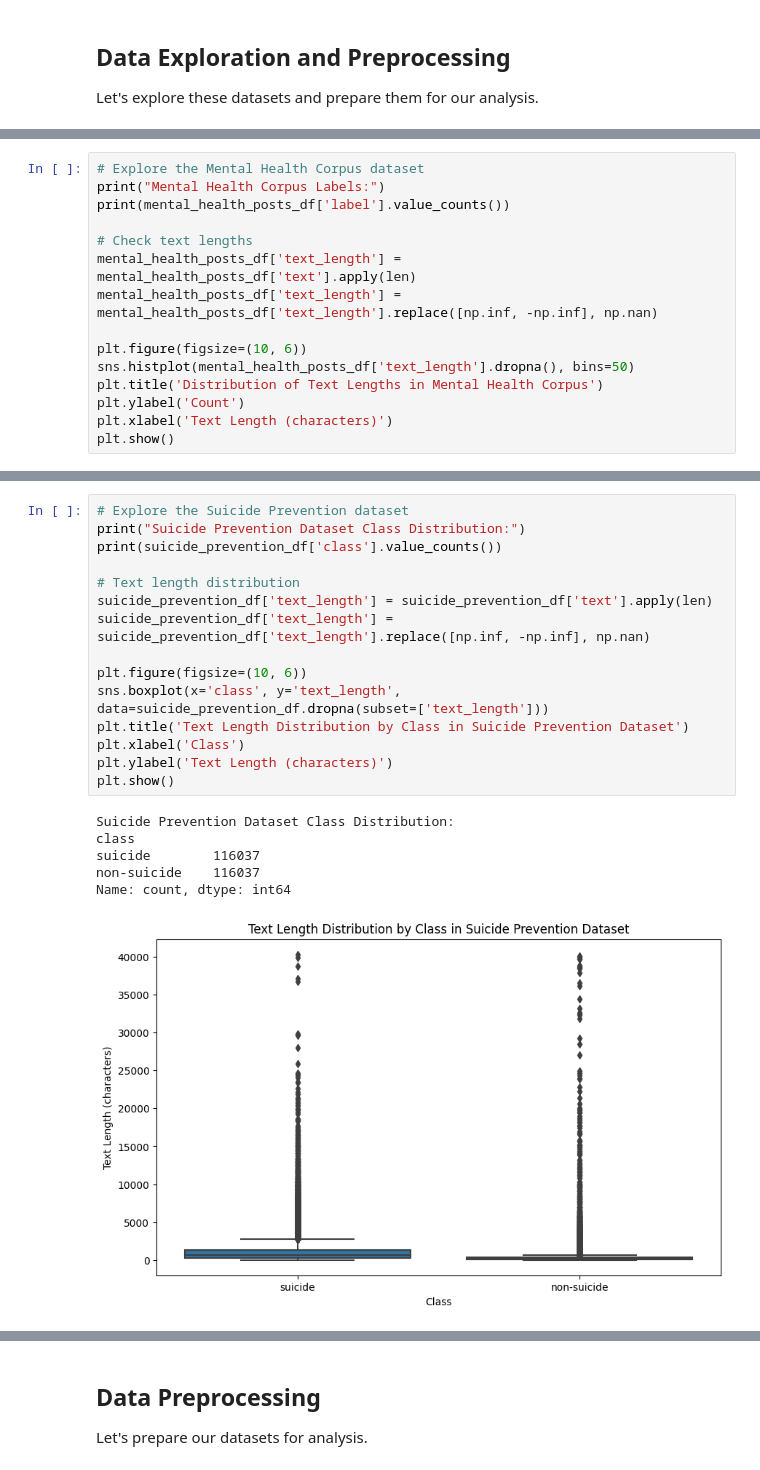
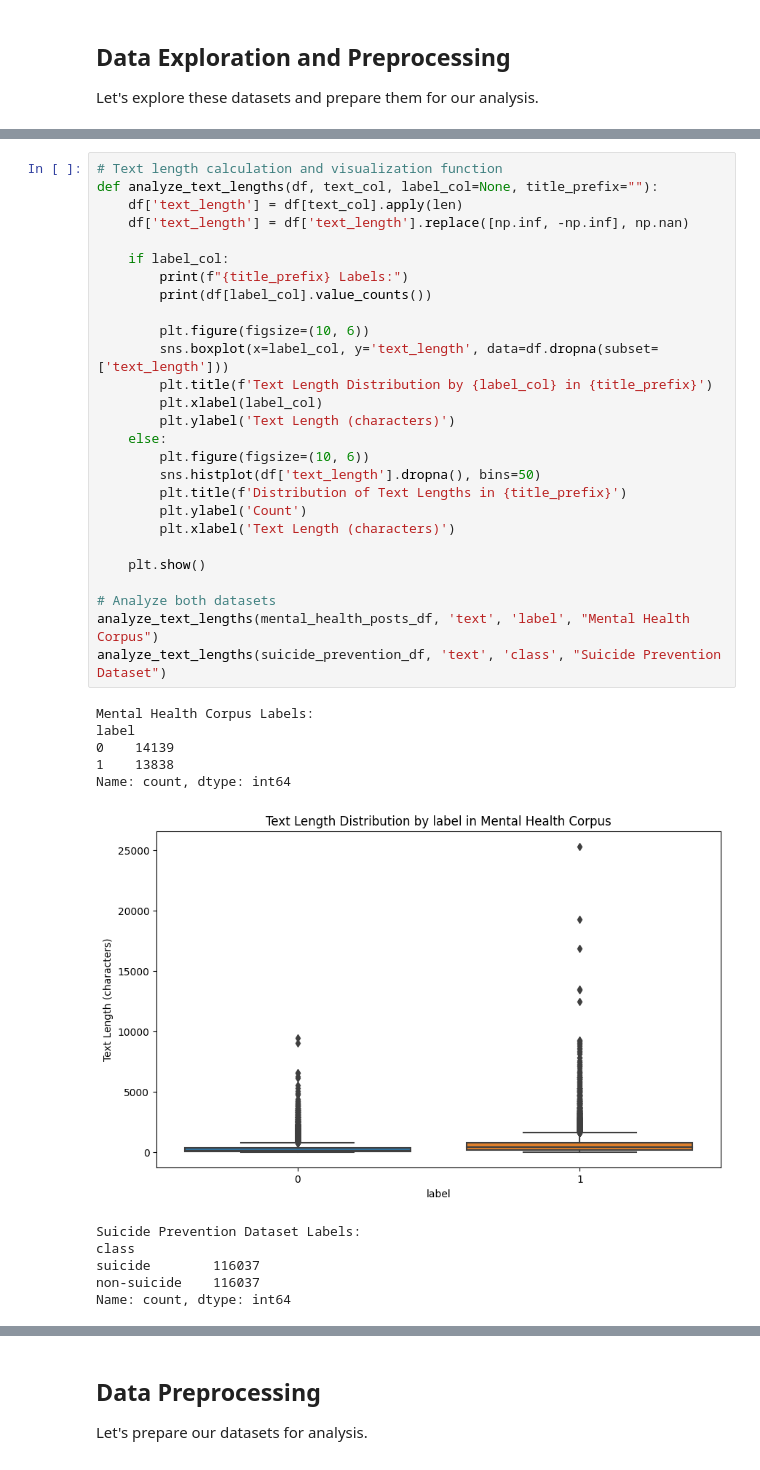
Before and after one commit to saptak/junkdrawer, a Jupyter notebook: mental-health-analysis-and-support.ipynb, the cells around one changed output, grey strips where cells are left out. Drawn from its saved outputs; the diff is of its cells as text.

Commit message:
Kaggle Notebook | Mental Health Analysis and Support | Version 6

```diff
--- a/mental-health-analysis-and-support.ipynb
+++ b/mental-health-analysis-and-support.ipynb
@@ -214,18 +196,3 @@ Never        213
 Rarely       173
 Often        144
 Name: count, dtype: int64
-# %%
-# Explore the Mental Health Corpus dataset
-print("Mental Health Corpus Labels:")
-print(mental_health_posts_df['label'].value_counts())
-
-# Check text lengths
-mental_health_posts_df['text_length'] = mental_health_posts_df['text'].apply(len)
-mental_health_posts_df['text_length'] = mental_health_posts_df['text_length'].replace([np.inf, -np.inf], np.nan)
-
-plt.figure(figsize=(10, 6))
-sns.histplot(mental_health_posts_df['text_length'].dropna(), bins=50)
-plt.title('Distribution of Text Lengths in Mental Health Corpus')
-plt.ylabel('Count')
-plt.xlabel('Text Length (characters)')
-plt.show()
@@ -239,22 +199,39 @@ Name: count, dtype: int64
 # %%
-# Explore the Suicide Prevention dataset
-print("Suicide Prevention Dataset Class Distribution:")
-print(suicide_prevention_df['class'].value_counts())
+# Text length calculation and visualization function
+def analyze_text_lengths(df, text_col, label_col=None, title_prefix=""):
+    df['text_length'] = df[text_col].apply(len)
+    df['text_length'] = df['text_length'].replace([np.inf, -np.inf], np.nan)
 
-# Text length distribution
-suicide_prevention_df['text_length'] = suicide_prevention_df['text'].apply(len)
-suicide_prevention_df['text_length'] = suicide_prevention_df['text_length'].replace([np.inf, -np.inf], np.nan)
+    if label_col:
+        print(f"{title_prefix} Labels:")
+        print(df[label_col].value_counts())
 
-plt.figure(figsize=(10, 6))
-sns.boxplot(x='class', y='text_length', data=suicide_prevention_df.dropna(subset=['text_length']))
-plt.title('Text Length Distribution by Class in Suicide Prevention Dataset')
-plt.xlabel('Class')
-plt.ylabel('Text Length (characters)')
-plt.show()
+        plt.figure(figsize=(10, 6))
+        sns.boxplot(x=label_col, y='text_length', data=df.dropna(subset=['text_length']))
+        plt.title(f'Text Length Distribution by {label_col} in {title_prefix}')
+        plt.xlabel(label_col)
+        plt.ylabel('Text Length (characters)')
+    else:
+        plt.figure(figsize=(10, 6))
+        sns.histplot(df['text_length'].dropna(), bins=50)
+        plt.title(f'Distribution of Text Lengths in {title_prefix}')
+        plt.ylabel('Count')
+        plt.xlabel('Text Length (characters)')
+
+    plt.show()
+
+# Analyze both datasets
+analyze_text_lengths(mental_health_posts_df, 'text', 'label', "Mental Health Corpus")
+analyze_text_lengths(suicide_prevention_df, 'text', 'class', "Suicide Prevention Dataset")
 # %% [output]
-Suicide Prevention Dataset Class Distribution:
-class
-suicide        116037
-non-suicide    116037
+Mental Health Corpus Labels:
+label
+0    14139
+1    13838
 Name: count, dtype: int64
-[figure, old version]
+[figure, new version]
+Suicide Prevention Dataset Labels:
+class
+suicide        116037
+non-suicide    116037
+Name: count, dtype: int64
```
Also changed, not shown: parts of 60 cells of this notebook.
